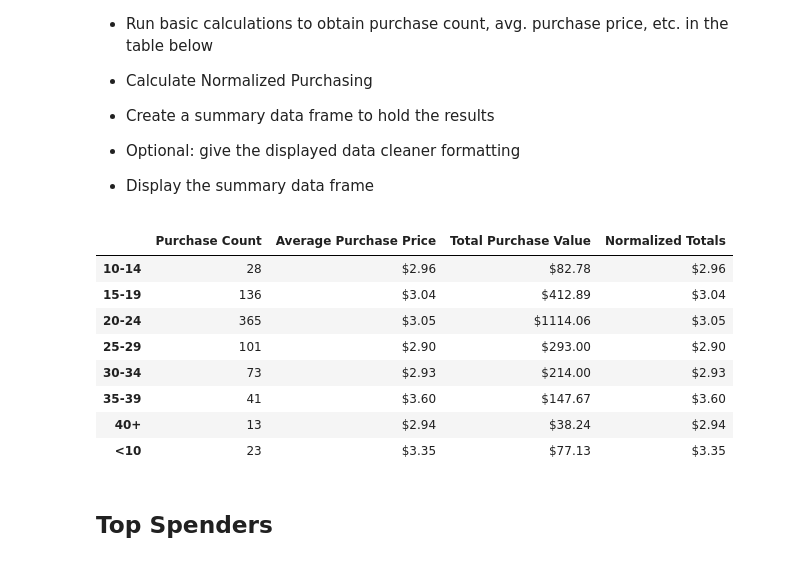
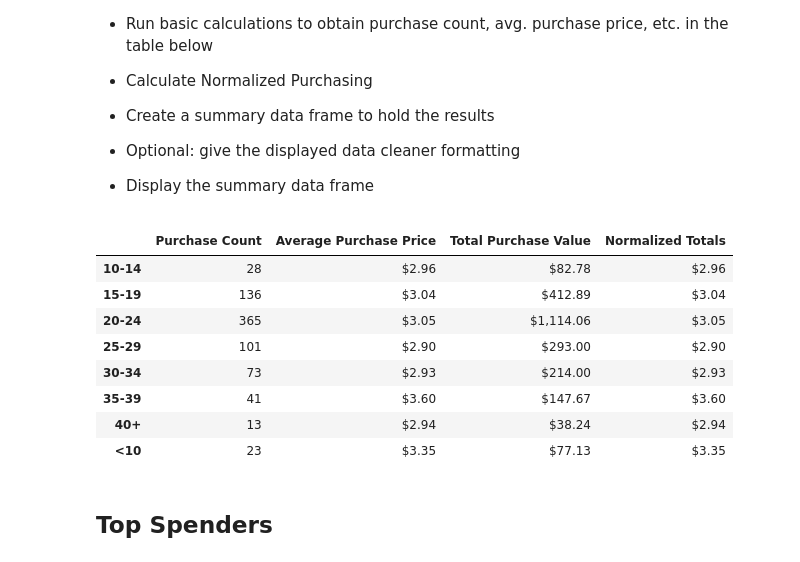
Before and after one commit to josevl6/pandas_analysis, a Jupyter notebook: HeroesOfPymoli_starter_Jose.ipynb, the cells around one changed output. Drawn from its saved outputs; the diff is of its cells as text; code cells hidden in the pictures.

```diff
--- a/HeroesOfPymoli_starter_Jose.ipynb
+++ b/HeroesOfPymoli_starter_Jose.ipynb
@@ -137,10 +140,12 @@ group_by = purchase_data_df.groupby(["Gender"])
 
 average_price = group_by["Price"].mean()
 total_value = group_by["Price"].sum()
+normalized_value = group_by["Price"].sum() / count_by_gender
 
-purchasing_analysis=pd.DataFrame({"Purchase Count":count_by_gender,"Average Purchase Price":average_price,"Total Purchase Value":total_value,"Normalized Totals":average_price},columns=["Purchase Count","Average Purchase Price","Total Purchase Value","Normalized Totals"])
+purchasing_analysis=pd.DataFrame({"Purchase Count":count_by_gender,"Average Purchase Price":average_price,"Total Purchase Value":total_value,"Normalized Totals":normalized_value},columns=["Purchase Count","Average Purchase Price","Total Purchase Value","Normalized Totals"])
 
-pd.set_option("display.float_format", "${:.2f}".format)
+pd.set_option("display.float_format", "${:,.2f}".format)
+
 purchasing_analysis.index.name = "Gender"
 
 purchasing_analysis
@@ -229,22 +234,23 @@ age_demographics_df
 # %%
 # Create variables and assign them to the new dataframe
 
 average_price_by_group = age_group["Price"].mean()
 count_by_age = age_group["Age"].count()
 sum_price_by_group = age_group["Price"].sum()
 
 new_age_demographics_df = pd.DataFrame({"Purchase Count":count_by_age,"Average Purchase Price":average_price_by_group,
                                         "Total Purchase Value":sum_price_by_group,"Normalized Totals":average_price_by_group}
                                        ,columns=["Purchase Count","Average Purchase Price","Total Purchase Value","Normalized Totals"]
                                        ,index=["10-14", "15-19", "20-24", "25-29", "30-34", "35-39", "40+", "<10"])
 
+pd.set_option("display.float_format", "${:,.2f}".format)
 
 new_age_demographics_df
 # %% [output]
 |  | Purchase Count | Average Purchase Price | Total Purchase Value | Normalized Totals |
 | 10-14 | 28 | $2.96 | $82.78 | $2.96 |
 | 15-19 | 136 | $3.04 | $412.89 | $3.04 |
-| 20-24 | 365 | $3.05 | $1114.06 | $3.05 |
+| 20-24 | 365 | $3.05 | $1,114.06 | $3.05 |
 | 25-29 | 101 | $2.90 | $293.00 | $2.90 |
 | 30-34 | 73 | $2.93 | $214.00 | $2.93 |
 | 35-39 | 41 | $3.60 | $147.67 | $3.60 |
```
Also changed, not shown: parts of 3 cells of this notebook, 2 other files.
